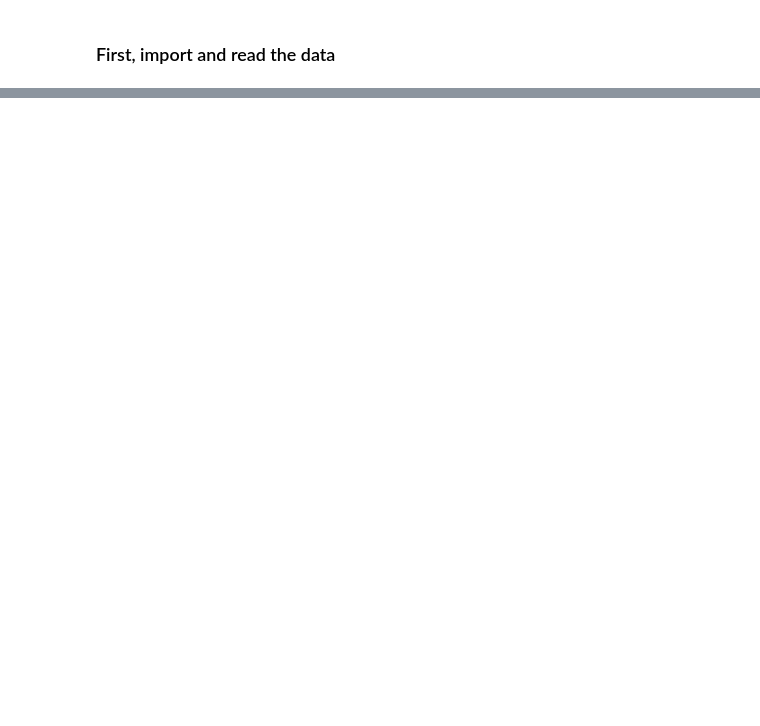
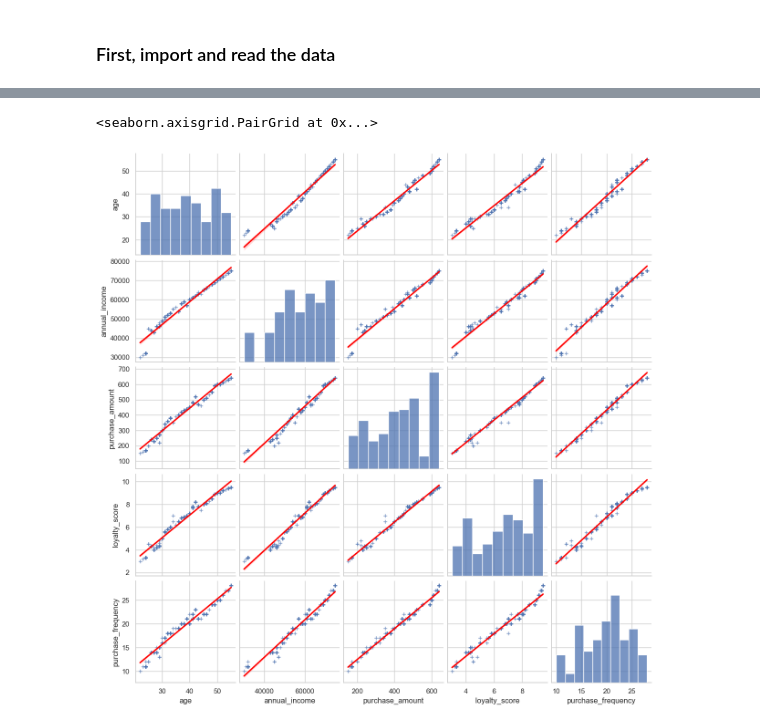
Before and after one commit to afrizzell24/DS201_Final, a Jupyter notebook: code/purchase_analysis.ipynb, the cells around one changed output, grey strips where cells are left out. Drawn from its saved outputs; the diff is of its cells as text; code cells hidden in the pictures; blank space fills up the shorter version.

```diff
--- a/code/purchase_analysis.ipynb
+++ b/code/purchase_analysis.ipynb
@@ -28,0 +51,5 @@ memory usage: 13.1 KB
+# %%
+print(df.shape)
+df = df.drop_duplicates()
+df = df.dropna()
+print(df.shape)
@@ -28,0 +63,3 @@ memory usage: 13.1 KB
+# %%
+df = df.drop(columns=['user_id', 'region'])
+df.head()
@@ -28,0 +77,5 @@ memory usage: 13.1 KB
+# %%
+sns.pairplot(df, markers = '+', kind = 'reg', plot_kws = dict(line_kws = dict(color = 'red'), scatter_kws = dict(linewidths = 1)))
+# %% [output]
+<seaborn.axisgrid.PairGrid at 0x...>
+[figure, added]
```
Also changed, not shown: parts of 11 cells of this notebook.
